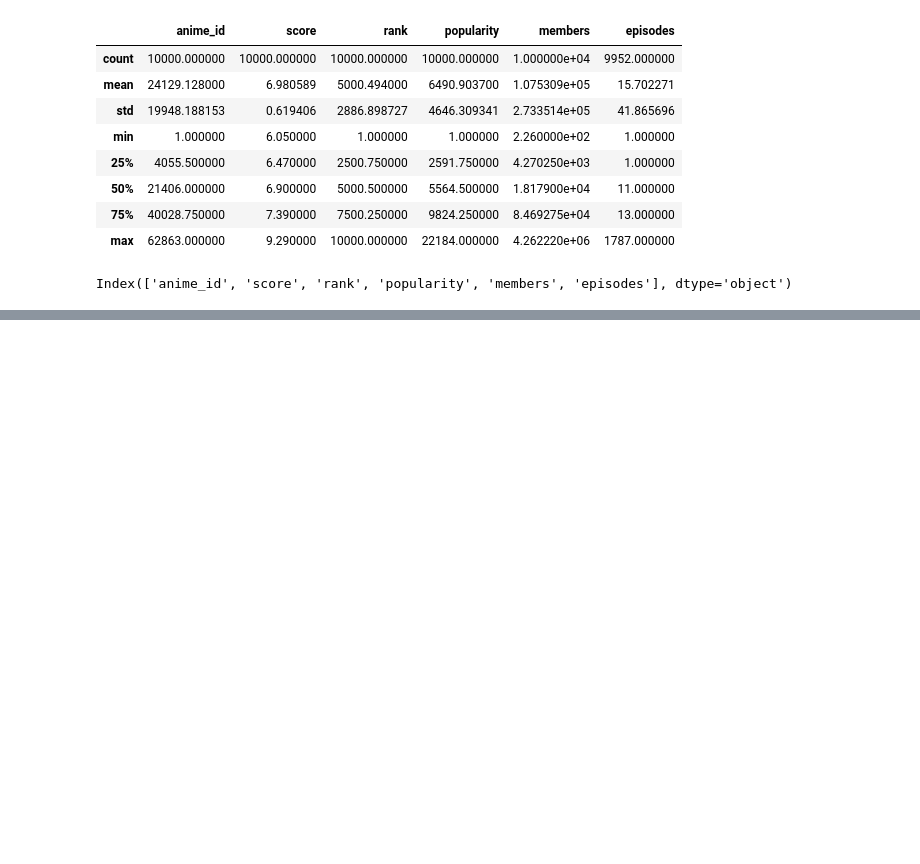
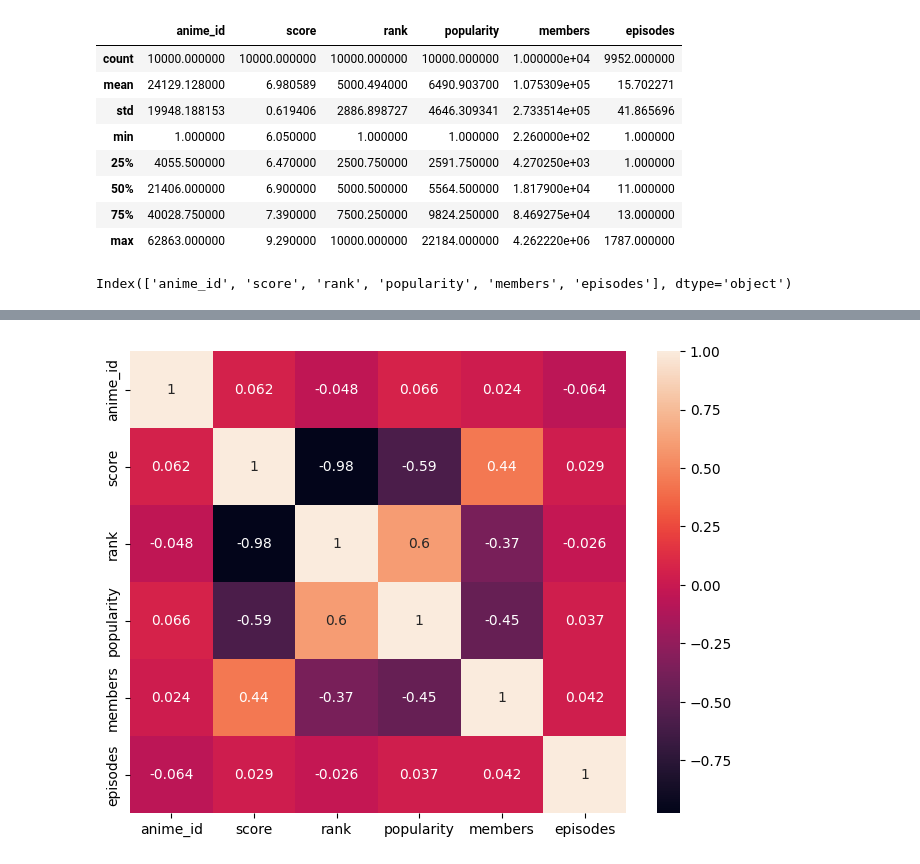
Before and after one commit to vaibhavkatex/The-Internship-2026, a Jupyter notebook: Kaggle_Dataset_Analysis_&_Visualization.ipynb, the cells around one changed output, grey strips where cells are left out. Cells and saved outputs as stored; diff of their text form; code cells hidden in the pictures; blank space fills up the shorter version.

```diff
--- a/Kaggle_Dataset_Analysis_&_Visualization.ipynb
+++ b/Kaggle_Dataset_Analysis_&_Visualization.ipynb
@@ -143,0 +191,9 @@ Index(['anime_id', 'score', 'rank', 'popularity', 'members', 'episodes'], dtype=
+# %%
+plt.figure(figsize=(8,6))
+
+sns.heatmap(df.corr(numeric_only=True),
+            annot=True)
+
+plt.show()
+# %% [output]
+[figure, added]
```
Also changed, not shown: parts of 5 cells of this notebook.
